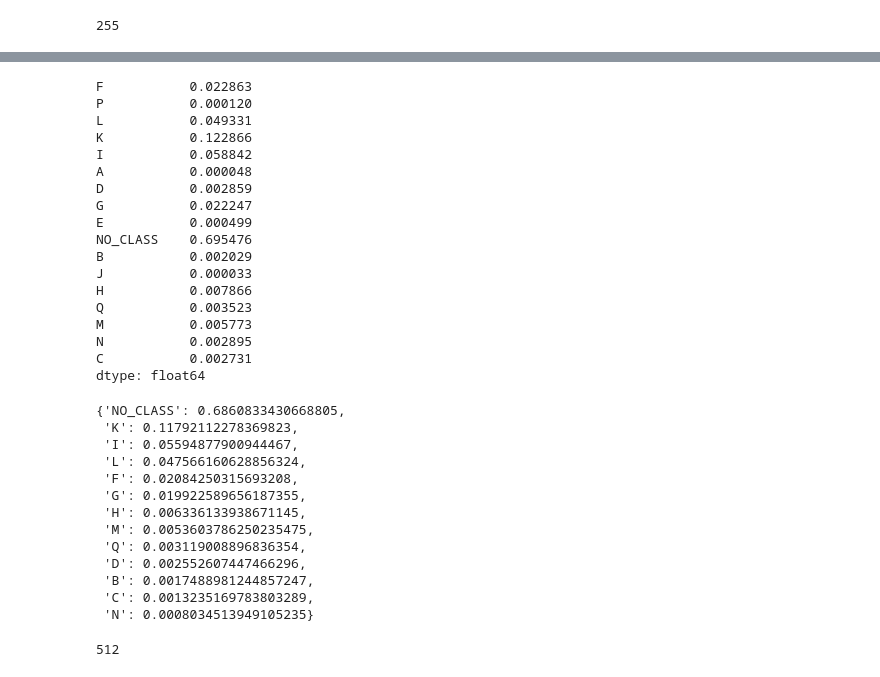
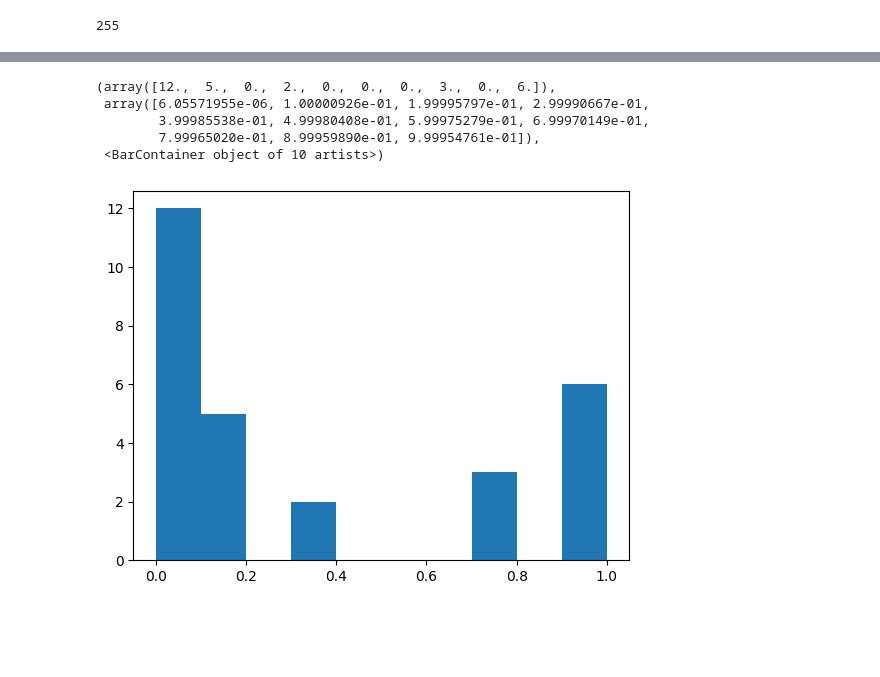
Before and after one commit to hendrikweichel/nace_report_topic_analysis, a Jupyter notebook: BERT_classifier/Classify_report_with_BERT/conformal_classification.ipynb, the cells around one changed output, grey strips where cells are left out. Saved outputs shown, nothing was run; the diff lists cells and outputs as text; code cells hidden in the pictures; blank space fills up the shorter version.

```diff
--- a/BERT_classifier/Classify_report_with_BERT/conformal_classification.ipynb
+++ b/BERT_classifier/Classify_report_with_BERT/conformal_classification.ipynb
@@ -548,4 +388,8 @@ df_class_evals
+# %%
+df_class_evals = df_class_evals[df_class_evals["right_class"] != "N"]
+df_class_evals = df_class_evals[df_class_evals["right_class"] != "S"]
 # %%
-df_non_conformity = 1 - df_class_evals
-df_non_conformity
+prob_right_class = [row[row["right_class"]] for _, row in df_class_evals.iterrows()]
+non_conformity_scores = 1 - np.array(prob_right_class)
+non_conformity_scores
 # %% [output]
@@ -678,40 +402,0 @@ dtype: object
-# %%
-df_softmax = df_eval[scores].apply(softmax, axis=1)
-df_softmax.mean(0)
-# %% [output]
-F           0.022863
-P           0.000120
-L           0.049331
-K           0.122866
-I           0.058842
-A           0.000048
-D           0.002859
-G           0.022247
-E           0.000499
-NO_CLASS    0.695476
-B           0.002029
-J           0.000033
-H           0.007866
-Q           0.003523
-M           0.005773
-N           0.002895
-C           0.002731
-dtype: float64
-# %%
-df_softmax["max_class_sim"] = [scores[i] for i in np.argmax(df_softmax[scores], 1)]
-df_softmax["max_sim"] = df_softmax[scores].max(1)
-(df_softmax.groupby("max_class_sim")["max_sim"].sum().sort_values(ascending=False)/len(df_softmax)).to_dict()
-# %% [output]
-{'NO_CLASS': 0.6860833430668805,
- 'K': 0.11792112278369823,
- 'I': 0.05594877900944467,
- 'L': 0.047566160628856324,
- 'F': 0.02084250315693208,
- 'G': 0.019922589656187355,
- 'H': 0.006336133938671145,
- 'M': 0.0053603786250235475,
- 'Q': 0.003119008896836354,
- 'D': 0.002552607447466296,
- 'B': 0.0017488981244857247,
- 'C': 0.0013235169783803289,
- 'N': 0.0008034513949105235}
@@ -758,4 +403,9 @@ df_softmax["max_sim"] = df_softmax[scores].max(1)
-# %%
-tokenizer.model_max_length
-# %% [output]
-512
+# %%
+plt.hist(prob_right_class)
+# %% [output]
+(array([12.,  5.,  0.,  2.,  0.,  0.,  0.,  3.,  0.,  6.]),
+ array([6.05571955e-06, 1.00000926e-01, 1.99995797e-01, 2.99990667e-01,
+        3.99985538e-01, 4.99980408e-01, 5.99975279e-01, 6.99970149e-01,
+        7.99965020e-01, 8.99959890e-01, 9.99954761e-01]),
+ <BarContainer object of 10 artists>)
+[figure, added]
```
Also changed, not shown: parts of 20 cells of this notebook, 15 other files.
